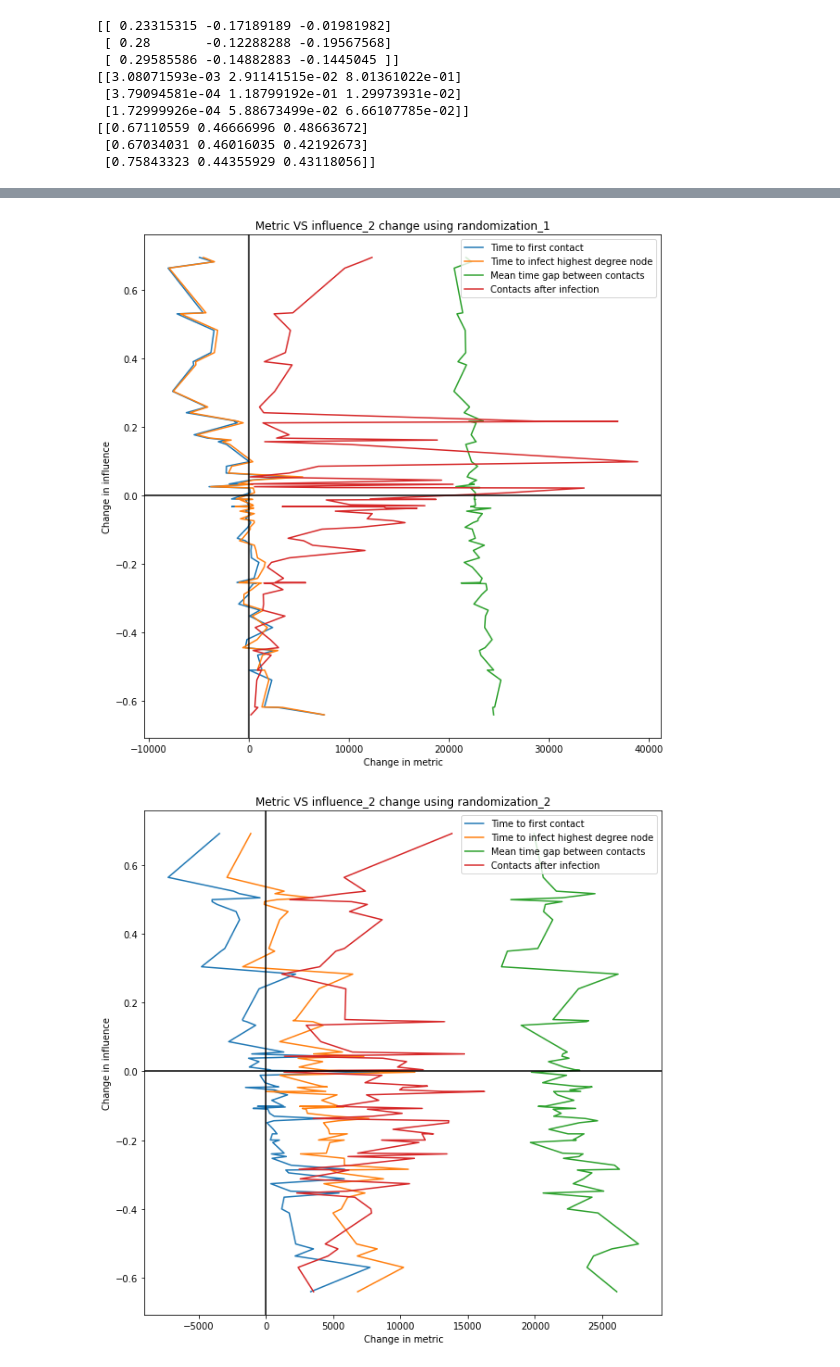
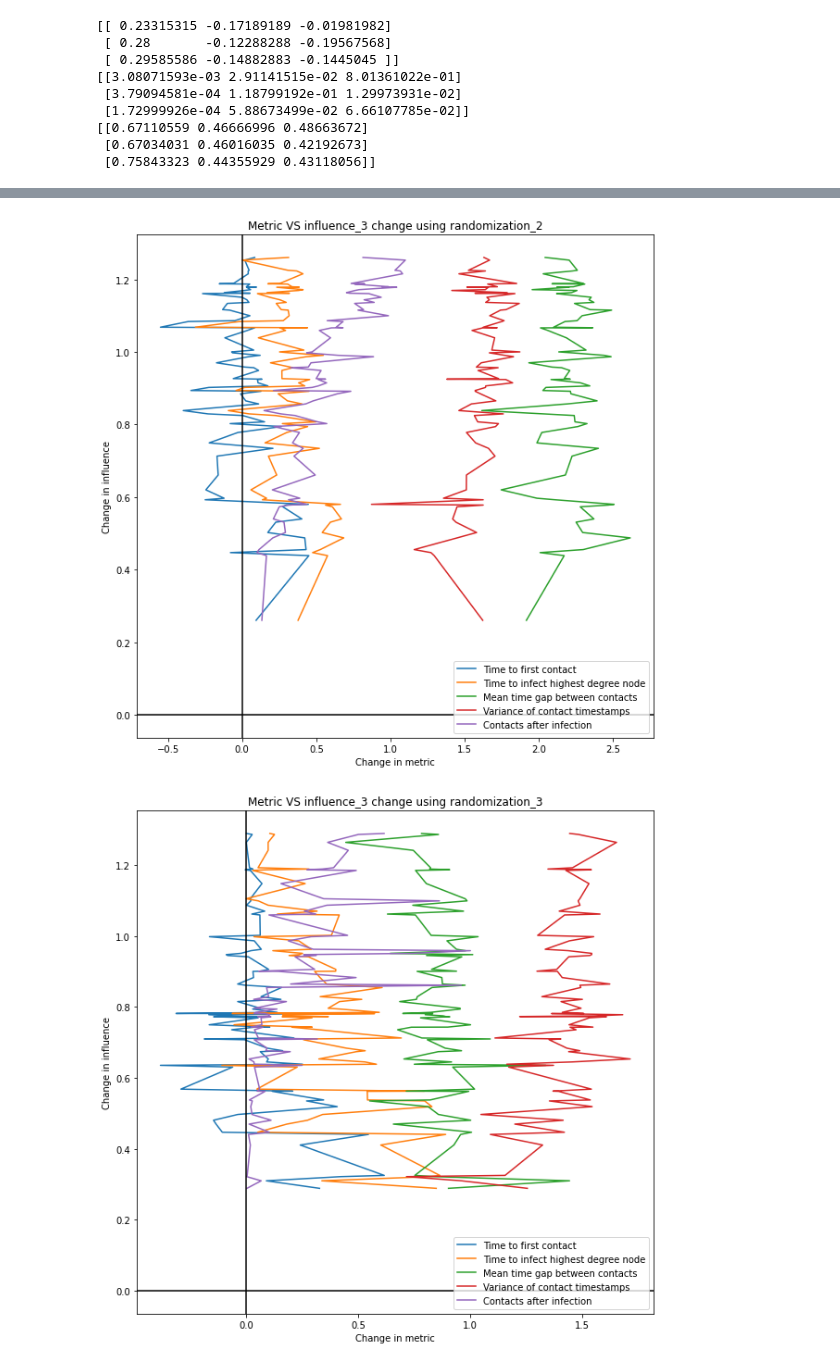
Before and after one commit to albertsolaroca/MDAC, a Jupyter notebook: Project 1/MDAC project.ipynb, the cells around one changed output, grey strips where cells are left out. Cells and saved outputs as stored; diff of their text form; code cells hidden in the pictures.

Commit message:
Add correlation plots for hospital data

```diff
--- a/Project 1/MDAC project.ipynb
+++ b/Project 1/MDAC project.ipynb
@@ -13,7 +13,11 @@ plt.rcParams['figure.figsize'] = [10, 10]
 # %%
 dirname = os.path.dirname(os.path.realpath('__file__'))
 subdirname = os.path.join(dirname,'temporal_networks_li')
-filename = os.path.join(subdirname,'Processed_data','Hospital.csv')
+dataset_name = "Hospital"
+imagedir = os.path.join(dirname, 'images', dataset_name)
+if (not os.path.exists(imagedir)):
+    os.makedirs(imagedir)
+filename = os.path.join(subdirname,'Processed_data',f'{dataset_name}.csv')
 # %%
 column_names = ["source", "target", "Timestamp", "Time order"]
 data = pd.read_csv(filename,names=column_names)
@@ -705,8 +709,14 @@ def delta_dict(original_dict, new_dict, percentage=True, sort=False, reverse=Fal
     for k in new_dict:
         if k in original_dict:
             res[k] = new_dict[k] - original_dict[k]
+            # Divide by zero issue
             # if (percentage):
             #     res[k] = (res[k]/original_dict[k])*100
+
+    # TODO: Improve scaling method if possible
+    deltas = list(res.values())
+    spread = max(deltas) - min(deltas)
+    res = {k:v/spread for k, v in res.items()}
 
     if(sort):
         res = {k:v for k, v in sorted(res.items(), key=lambda item: item[1], reverse=reverse)}
@@ -725,6 +735,8 @@ def correlate_properties_influence(influence = 1, randomization = 1, numer_of_sw
     # original_number_of_contacts = number_of_contacts(G, original_temporal_edge_list)
     original_contacts_after_infection = number_of_contacts_after_infection(G, original_temporal_edge_list)
 
+    # Influence for randomized graph
+    randomized_influence = {}
     # Node properties for randomized graph
     randomized_first_contact = {}
     randomized_time_to_infect_hd = {}
@@ -736,7 +748,9 @@ def correlate_properties_influence(influence = 1, randomization = 1, numer_of_sw
         randomized_df = randomize(data, randomization=randomization, number_of_swaps=numer_of_swaps)
         randomized_temporal_edge_list = randomized_df.to_records(index=False)
         G_randomized = nx.from_pandas_edgelist(randomized_df, "node1", "node2", edge_attr=["timestamp"])
-        randomized_influence = get_influence(G_randomized, randomized_df, node_fraction, time_fraction)
+
+        # Influence for randomized graph
+        realization_influence = get_influence(G_randomized, randomized_df, node_fraction, time_fraction)
 
         # Fetch node properties for randomized graph
         realization_first_contact = first_contact_from_list(G_randomized, randomized_temporal_edge_list)
@@ -745,6 +759,7 @@ def correlate_properties_influence(influence = 1, randomization = 1, numer_of_sw
         # realization_number_of_contacts = number_of_contacts(G_randomized, randomized_temporal_edge_list)
         realization_contacts_after_infection = number_of_contacts_after_infection(G_randomized, randomized_temporal_edge_list)
 
+        additive_merge_dicts(randomized_influence, realization_influence)
         # Add node properties to aggregate
         additive_merge_dicts(randomized_first_contact, realization_first_contact)
         additive_merge_dicts(randomized_time_to_infect_hd, realization_time_to_infect_hd)
@@ -753,6 +768,7 @@ def correlate_properties_influence(influence = 1, randomization = 1, numer_of_sw
         # additive_merge_dicts(randomized_number_of_contacts, realization_number_of_contacts)
         additive_merge_dicts(randomized_contacts_after_infection, realization_contacts_after_infection)
 
+    average_sort_dict(randomized_influence, base=realizations, reverse=True)
     average_sort_dict(randomized_first_contact, base=realizations, reverse=False)
     average_sort_dict(randomized_time_to_infect_hd, base=realizations, reverse=False)
     average_sort_dict(randomized_contacts_mean, base=realizations, reverse=False)
@@ -773,11 +789,10 @@ def correlate_properties_influence(influence = 1, randomization = 1, numer_of_sw
     plot_contacts_variance = [delta_contacts_variance[node] for node in delta_influence]
     plot_contacts_after_infection = [delta_contacts_after_infection[node] for node in delta_influence]
 
-    # TODO: Scale the change of different metrics as they vary greatly and the graph is unreadable
     plt.plot(plot_first_contact, plot_influence, label="Time to first contact")
     plt.plot(plot_time_to_infect_hd, plot_influence, label="Time to infect highest degree node")
     plt.plot(plot_contacts_mean, plot_influence, label="Mean time gap between contacts")
-    # plt.scatter(plot_contacts_variance, plot_influence, label="Variance of contact timestamps")
+    plt.plot(plot_contacts_variance, plot_influence, label="Variance of contact timestamps")
     plt.plot(plot_contacts_after_infection, plot_influence, label="Contacts after infection")
 
     # Draw axes
@@ -788,12 +803,12 @@ def correlate_properties_influence(influence = 1, randomization = 1, numer_of_sw
     plt.xlabel("Change in metric")
     plt.ylabel("Change in influence")
     plt.legend()
-    plt.savefig(f"metric_influence_correlation_i{influence+1}_r{randomization+1}")
+    plt.savefig(os.path.join(imagedir, f"metric_influence_correlation_i{influence}_r{randomization}"))
     plt.show()
-
-    return
 # %%
-for i in range(3):
-    for j in range(3):
-        correlate_properties_influence(influence=i, randomization=j, realizations=10)
+# correlate_properties_influence(influence=3, randomization=1, node_fraction=0.5, realizations=1)
+
+for influence in range(1, 4):
+    for randomization in range(1, 4):
+        correlate_properties_influence(influence=influence, randomization=randomization, node_fraction=0.5, realizations=10)
 # %% [output]
@@ -807,2 +822,2 @@ for i in range(3):
-[figure, old version]
+[figure, new version]
-[figure, old version]
+[figure, new version]
```
Also changed, not shown: parts of 2 cells of this notebook, 29 other files.
